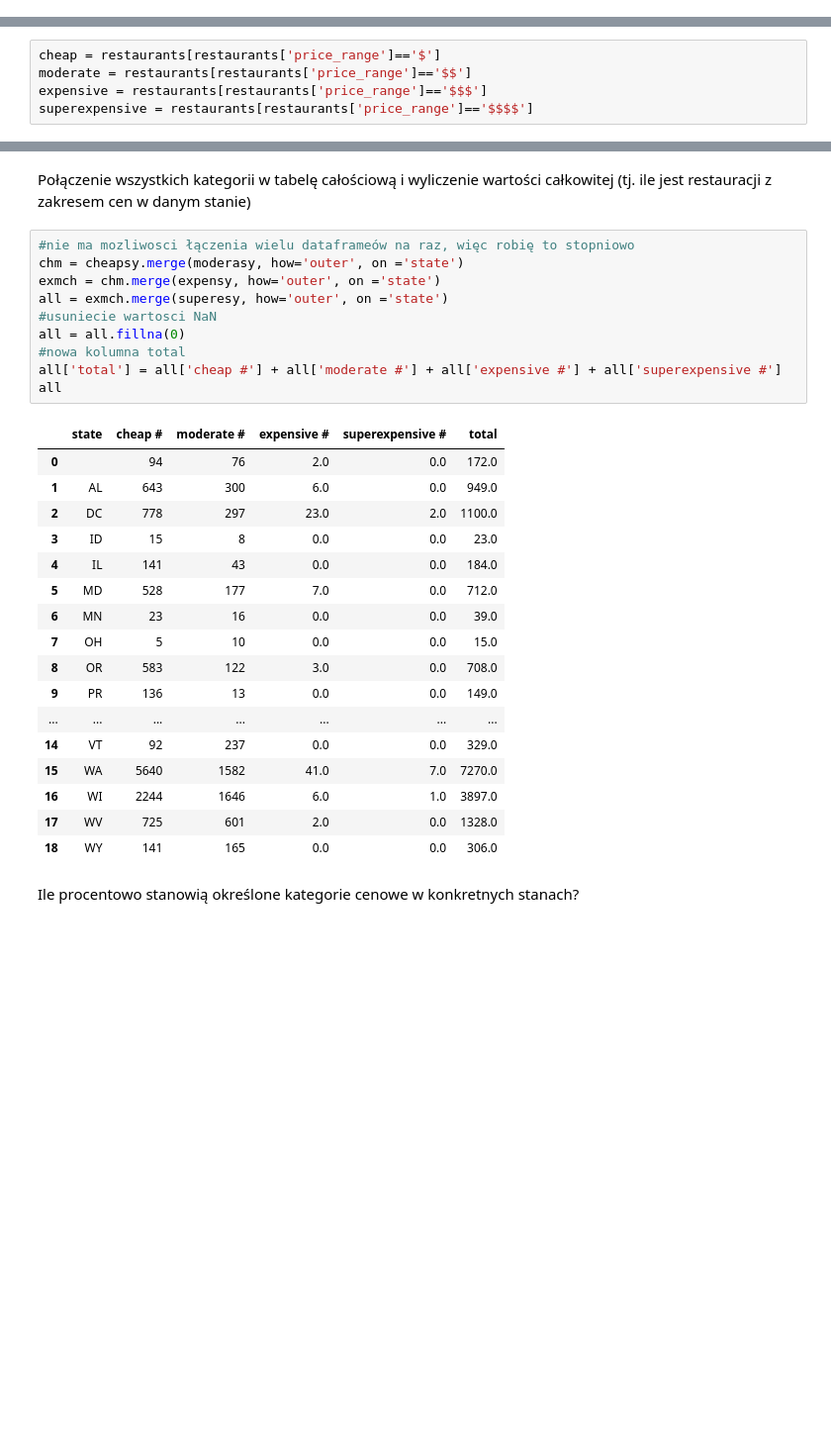
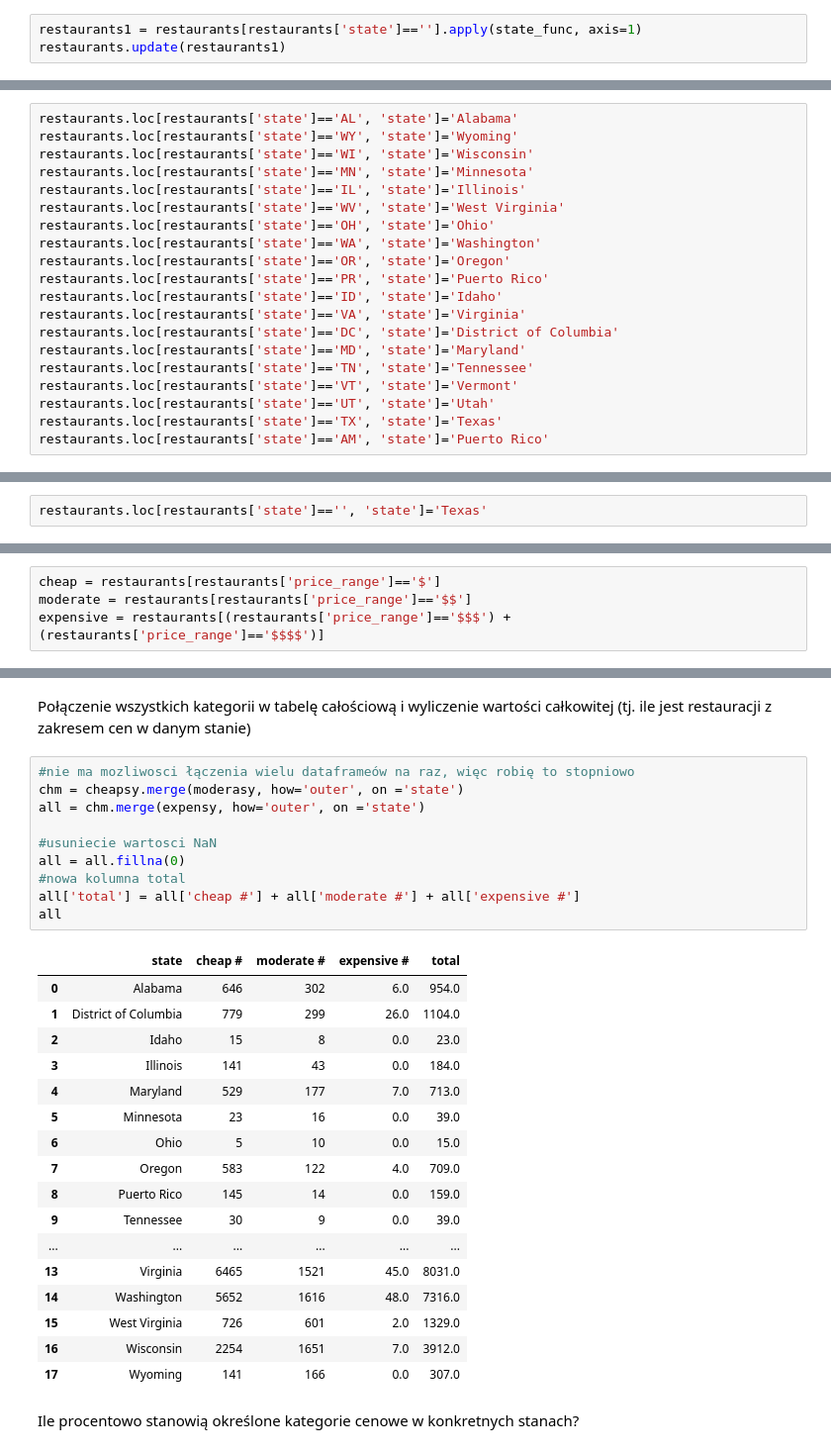
Before and after one commit to infoshareacademy/JDSZR11-DatA_Team, a Jupyter notebook: stany-ceny.ipynb, the cells around one changed output, grey strips where cells are left out. Shown at 99% size. Saved outputs shown, nothing was run; the diff lists cells and outputs as text; blank space fills up the shorter version.

Commit message:
Added states

```diff
--- a/stany-ceny.ipynb
+++ b/stany-ceny.ipynb
@@ -28,0 +46,3 @@ restaurants[restaurants['state']=='']
+# %%
+restaurants1 = restaurants[restaurants['state']==''].apply(state_func, axis=1)
+restaurants.update(restaurants1)
@@ -28,0 +52,20 @@ restaurants[restaurants['state']=='']
+# %%
+restaurants.loc[restaurants['state']=='AL', 'state']='Alabama'
+restaurants.loc[restaurants['state']=='WY', 'state']='Wyoming'
+restaurants.loc[restaurants['state']=='WI', 'state']='Wisconsin'
+restaurants.loc[restaurants['state']=='MN', 'state']='Minnesota'
+restaurants.loc[restaurants['state']=='IL', 'state']='Illinois'
+restaurants.loc[restaurants['state']=='WV', 'state']='West Virginia'
+restaurants.loc[restaurants['state']=='OH', 'state']='Ohio'
+restaurants.loc[restaurants['state']=='WA', 'state']='Washington'
+restaurants.loc[restaurants['state']=='OR', 'state']='Oregon'
+restaurants.loc[restaurants['state']=='PR', 'state']='Puerto Rico'
+restaurants.loc[restaurants['state']=='ID', 'state']='Idaho'
+restaurants.loc[restaurants['state']=='VA', 'state']='Virginia'
+restaurants.loc[restaurants['state']=='DC', 'state']='District of Columbia'
+restaurants.loc[restaurants['state']=='MD', 'state']='Maryland'
+restaurants.loc[restaurants['state']=='TN', 'state']='Tennessee'
+restaurants.loc[restaurants['state']=='VT', 'state']='Vermont'
+restaurants.loc[restaurants['state']=='UT', 'state']='Utah'
+restaurants.loc[restaurants['state']=='TX', 'state']='Texas'
+restaurants.loc[restaurants['state']=='AM', 'state']='Puerto Rico'
@@ -28,0 +94,2 @@ restaurants[restaurants['state']=='']
+# %%
+restaurants.loc[restaurants['state']=='', 'state']='Texas'
@@ -31,8 +105,7 @@ Wyodrębnienie danych dla poszczególnych kategorii cenowych.
 # %%
 cheap = restaurants[restaurants['price_range']=='$']
 moderate = restaurants[restaurants['price_range']=='$$']
-expensive = restaurants[restaurants['price_range']=='$$$']
-superexpensive = restaurants[restaurants['price_range']=='$$$$']
+expensive = restaurants[(restaurants['price_range']=='$$$') + (restaurants['price_range']=='$$$$')]
 # %% [markdown]
 Ile jest tanich restauracji w poszczególny stanach?
 # %%
@@ -123,31 +180,31 @@ Połączenie wszystkich kategorii w tabelę całościową i wyliczenie wartości
 # %%
 #nie ma mozliwosci łączenia wielu dataframeów na raz, więc robię to stopniowo
 chm = cheapsy.merge(moderasy, how='outer', on ='state')
-exmch = chm.merge(expensy, how='outer', on ='state')
-all = exmch.merge(superesy, how='outer', on ='state')
+all = chm.merge(expensy, how='outer', on ='state')
+
 #usuniecie wartosci NaN
 all = all.fillna(0)
 #nowa kolumna total
-all['total'] = all['cheap #'] + all['moderate #'] + all['expensive #'] + all['superexpensive #']
+all['total'] = all['cheap #'] + all['moderate #'] + all['expensive #']
 all
 # %% [output]
-|  | state | cheap # | moderate # | expensive # | superexpensive # | total |
-| 0 |  | 94 | 76 | 2.0 | 0.0 | 172.0 |
-| 1 | AL | 643 | 300 | 6.0 | 0.0 | 949.0 |
-| 2 | DC | 778 | 297 | 23.0 | 2.0 | 1100.0 |
-| 3 | ID | 15 | 8 | 0.0 | 0.0 | 23.0 |
-| 4 | IL | 141 | 43 | 0.0 | 0.0 | 184.0 |
-| 5 | MD | 528 | 177 | 7.0 | 0.0 | 712.0 |
-| 6 | MN | 23 | 16 | 0.0 | 0.0 | 39.0 |
-| 7 | OH | 5 | 10 | 0.0 | 0.0 | 15.0 |
-| 8 | OR | 583 | 122 | 3.0 | 0.0 | 708.0 |
-| 9 | PR | 136 | 13 | 0.0 | 0.0 | 149.0 |
-| ... | ... | ... | ... | ... | ... | ... |
-| 14 | VT | 92 | 237 | 0.0 | 0.0 | 329.0 |
-| 15 | WA | 5640 | 1582 | 41.0 | 7.0 | 7270.0 |
-| 16 | WI | 2244 | 1646 | 6.0 | 1.0 | 3897.0 |
-| 17 | WV | 725 | 601 | 2.0 | 0.0 | 1328.0 |
-| 18 | WY | 141 | 165 | 0.0 | 0.0 | 306.0 |
+|  | state | cheap # | moderate # | expensive # | total |
+| 0 | Alabama | 646 | 302 | 6.0 | 954.0 |
+| 1 | District of Columbia | 779 | 299 | 26.0 | 1104.0 |
+| 2 | Idaho | 15 | 8 | 0.0 | 23.0 |
+| 3 | Illinois | 141 | 43 | 0.0 | 184.0 |
+| 4 | Maryland | 529 | 177 | 7.0 | 713.0 |
+| 5 | Minnesota | 23 | 16 | 0.0 | 39.0 |
+| 6 | Ohio | 5 | 10 | 0.0 | 15.0 |
+| 7 | Oregon | 583 | 122 | 4.0 | 709.0 |
+| 8 | Puerto Rico | 145 | 14 | 0.0 | 159.0 |
+| 9 | Tennessee | 30 | 9 | 0.0 | 39.0 |
+| ... | ... | ... | ... | ... | ... |
+| 13 | Virginia | 6465 | 1521 | 45.0 | 8031.0 |
+| 14 | Washington | 5652 | 1616 | 48.0 | 7316.0 |
+| 15 | West Virginia | 726 | 601 | 2.0 | 1329.0 |
+| 16 | Wisconsin | 2254 | 1651 | 7.0 | 3912.0 |
+| 17 | Wyoming | 141 | 166 | 0.0 | 307.0 |
 # %% [markdown]
 Ile procentowo stanowią określone kategorie cenowe w konkretnych stanach?
 # %%
```
Also changed, not shown: parts of 23 cells of this notebook, 1 other file.
